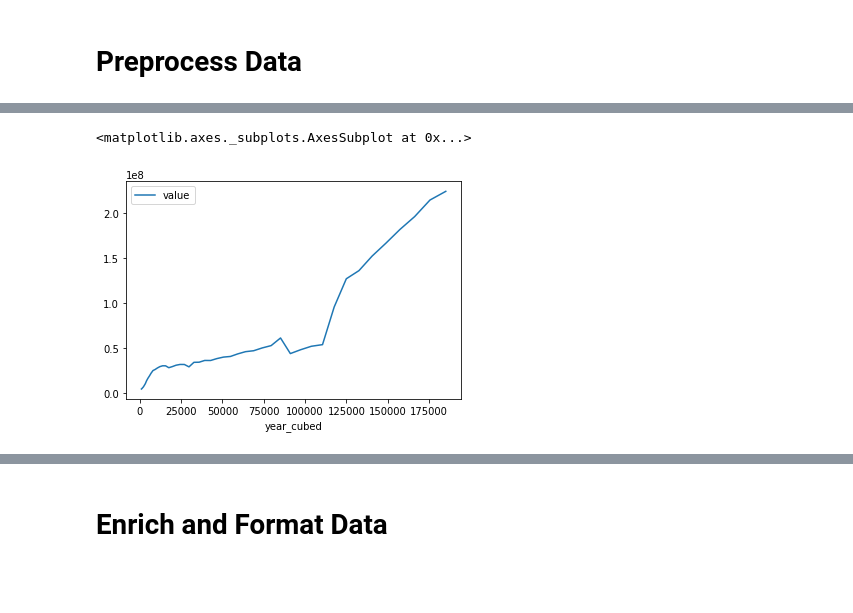
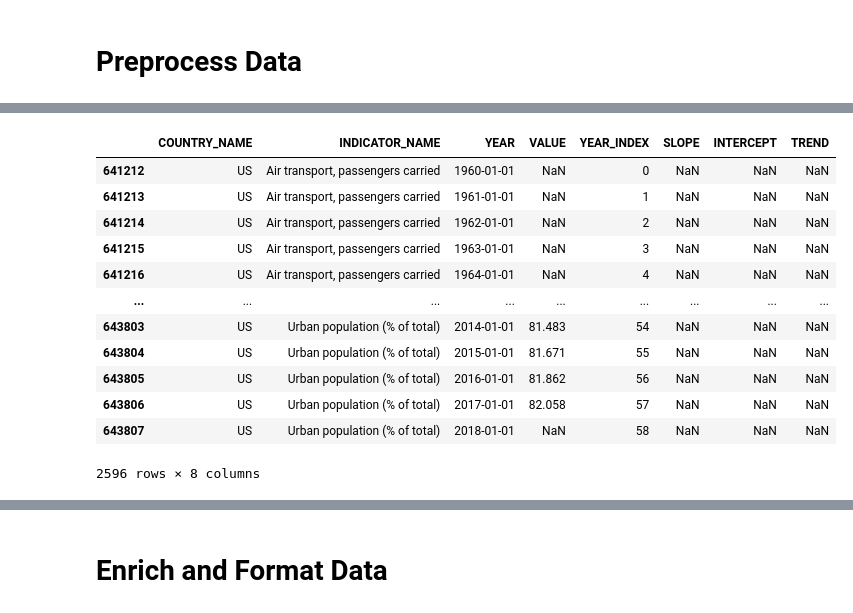
Before and after one commit to JoshZastrow/covid-19, a Jupyter notebook: main.ipynb, the cells around one changed output, grey strips where cells are left out. Cells and saved outputs as stored; diff of their text form; code cells hidden in the pictures; blank space fills up the shorter version.

```diff
--- a/main.ipynb
+++ b/main.ipynb
@@ -214,26 +188,0 @@ array(['Arab World', 'Caribbean small states',
-# %%
-(
-    worldbank
-    | p(format_worldbank)
-    .pipe(
-        lambda d: d[
-            (d.COUNTRY_NAME == "Arab World")
-            & (d.INDICATOR_NAME == "Air transport, passengers carried")
-        ]
-    )
-    .pipe(lambda d: d.assign(year_index=d.Year.astype("datetime64[Y]")))
-    .pipe(
-        lambda d: d.assign(
-            year_index=d.year_index.apply(
-                lambda s: (s - d.year_index.min()).days // 365
-            )
-        )
-    )
-    .pipe(
-        lambda d: d.assign(year_squared=d.year_index ** 2, year_cubed=d.year_index ** 3)
-    )
-    .plot("year_cubed", "value")
-)
-# %% [output]
-<matplotlib.axes._subplots.AxesSubplot at 0x...>
-[figure, removed]
@@ -239,0 +207,16 @@ array(['Arab World', 'Caribbean small states',
+# %%
+data[data.COUNTRY_NAME == "US"]
+# %% [output]
+|  | COUNTRY_NAME | INDICATOR_NAME | YEAR | VALUE | YEAR_INDEX | SLOPE | INTERCEPT | TREND |
+| 641212 | US | Air transport, passengers carried | 1960-01-01 | NaN | 0 | NaN | NaN | NaN |
+| 641213 | US | Air transport, passengers carried | 1961-01-01 | NaN | 1 | NaN | NaN | NaN |
+| 641214 | US | Air transport, passengers carried | 1962-01-01 | NaN | 2 | NaN | NaN | NaN |
+| 641215 | US | Air transport, passengers carried | 1963-01-01 | NaN | 3 | NaN | NaN | NaN |
+| 641216 | US | Air transport, passengers carried | 1964-01-01 | NaN | 4 | NaN | NaN | NaN |
+| ... | ... | ... | ... | ... | ... | ... | ... | ... |
+| 643803 | US | Urban population (% of total) | 2014-01-01 | 81.483 | 54 | NaN | NaN | NaN |
+| 643804 | US | Urban population (% of total) | 2015-01-01 | 81.671 | 55 | NaN | NaN | NaN |
+| 643805 | US | Urban population (% of total) | 2016-01-01 | 81.862 | 56 | NaN | NaN | NaN |
+| 643806 | US | Urban population (% of total) | 2017-01-01 | 82.058 | 57 | NaN | NaN | NaN |
+| 643807 | US | Urban population (% of total) | 2018-01-01 | NaN | 58 | NaN | NaN | NaN |
+2596 rows × 8 columns
```
Also changed, not shown: parts of 17 cells of this notebook, 1 other file.
